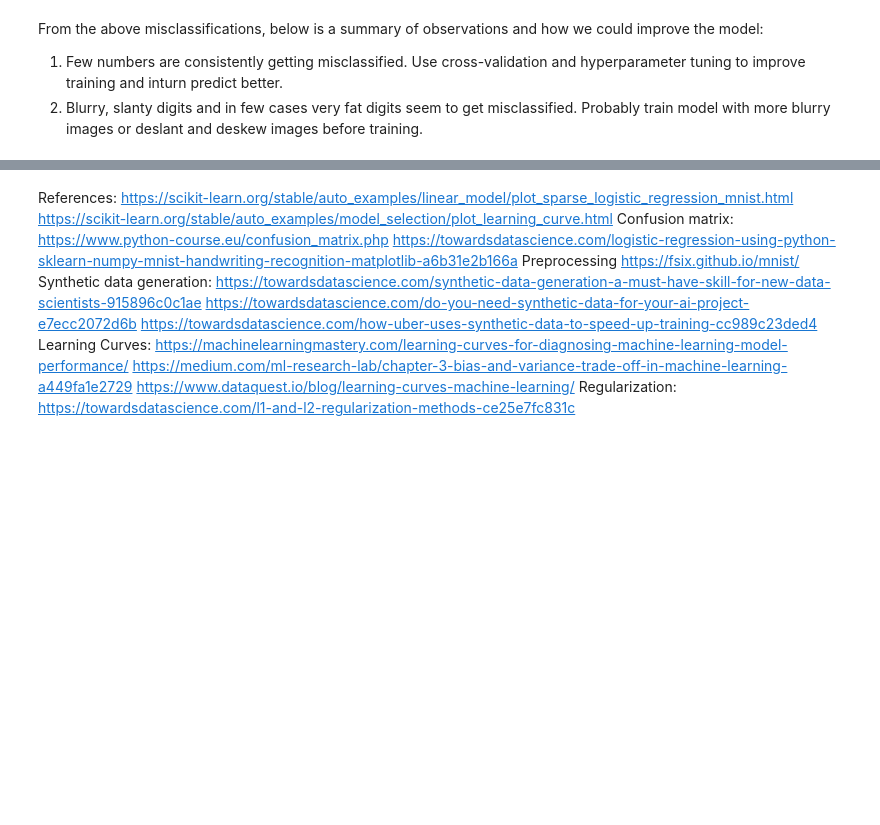
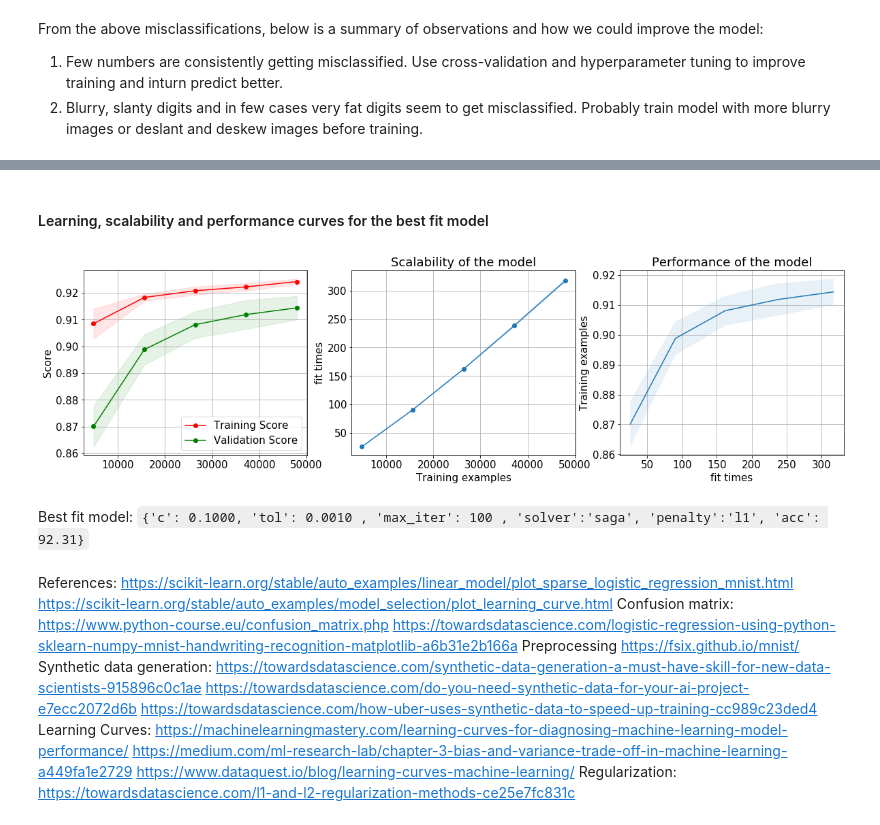
Before and after one commit to vandana-iyer/MNIST-playground, a Jupyter notebook: Linear Classifiers/01_MNIST_LogisticRegression.ipynb, the cells around one changed output, grey strips where cells are left out. Drawn from its saved outputs; the diff is of its cells as text; code cells hidden in the pictures; blank space fills up the shorter version.

Commit message:
Choosing the best fit model

```diff
--- a/Linear Classifiers/01_MNIST_LogisticRegression.ipynb
+++ b/Linear Classifiers/01_MNIST_LogisticRegression.ipynb
@@ -760,3 +841,27 @@ for i, title in enumerate(titles):
+# %% [markdown]
+#### Learning, scalability and performance curves for the best fit model
+# %%
+plt.figure(figsize=(20, 5))
+
+# Index of the best performing model
+index = 4
+params = param_list[index]
+train_scores_mean, train_scores_std, validation_scores_mean, \
+    validation_scores_std, fit_times_mean, fit_times_std = get_mean_and_std(train_scores_list[index],
+                                                                             validation_scores_list[index],
+                                                                             fit_times_list[index])
+plt.subplot(1, 3, 1)
+plot_learning_curve(train_sizes, train_scores_mean, train_scores_std, validation_scores_mean, validation_scores_std)
+
+plt.subplot(1, 3, 2)
+plot_scalability_curve(train_sizes, fit_times_mean, fit_times_std)
+
+plt.subplot(1, 3, 3)
+plot_performance_curve(fit_times_mean, validation_scores_mean, validation_scores_std)
+# %% [output]
+[figure, added]
+# %% [markdown]
+Best fit model: `{'c': 0.1000, 'tol': 0.0010 , 'max_iter': 100 , 'solver':'saga', 'penalty':'l1', 'acc': 92.31}`
 # %% [markdown]
 References:
 https://scikit-learn.org/stable/auto_examples/linear_model/plot_sparse_logistic_regression_mnist.html
```
Also changed, not shown: parts of 50 cells of this notebook.
